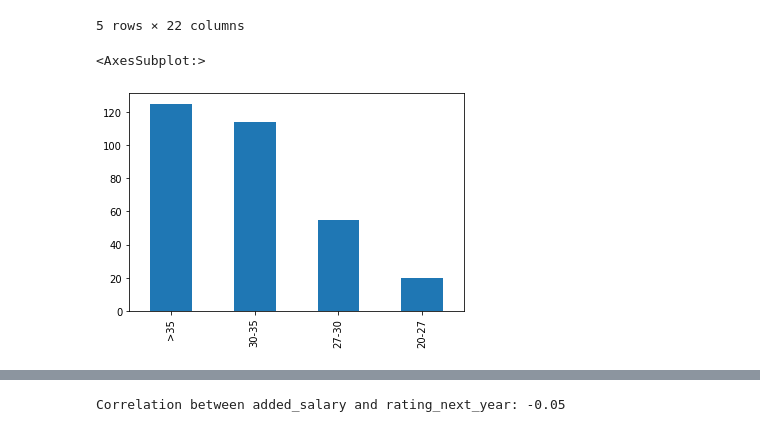
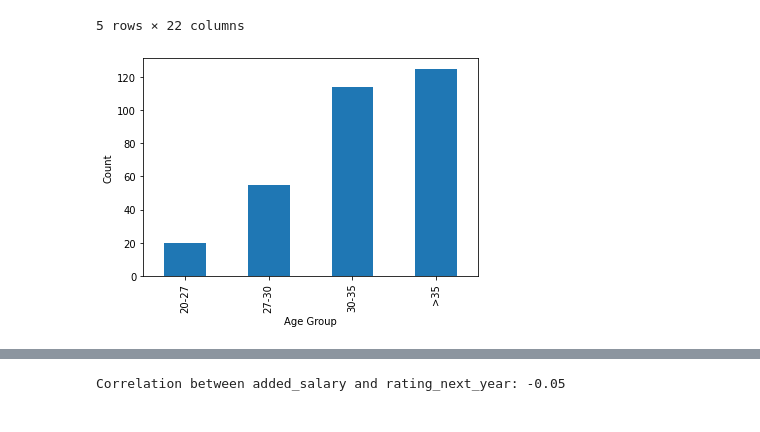
Before and after one commit to or7r/Casual-Inference-Soccer, a Jupyter notebook: Data-Analysis.ipynb, the cells around one changed output, grey strips where cells are left out. Saved outputs shown, nothing was run; the diff lists cells and outputs as text; code cells hidden in the pictures.

```diff
--- a/Data-Analysis.ipynb
+++ b/Data-Analysis.ipynb
@@ -40,6 +38,10 @@ df.head()
 # %%
 # age group distribution in a bar chart (age group is a categorical variable)
 df["age_group"].value_counts().plot(kind="bar")
+plt.xlabel("Age Group")
+plt.ylabel("Count")
+
+# reverse the x axis
+plt.gca().invert_xaxis()
 # %% [output]
-<AxesSubplot:>
-[figure, old version]
+[figure, new version]
```
Also changed, not shown: parts of 21 cells of this notebook, 1 other file.
